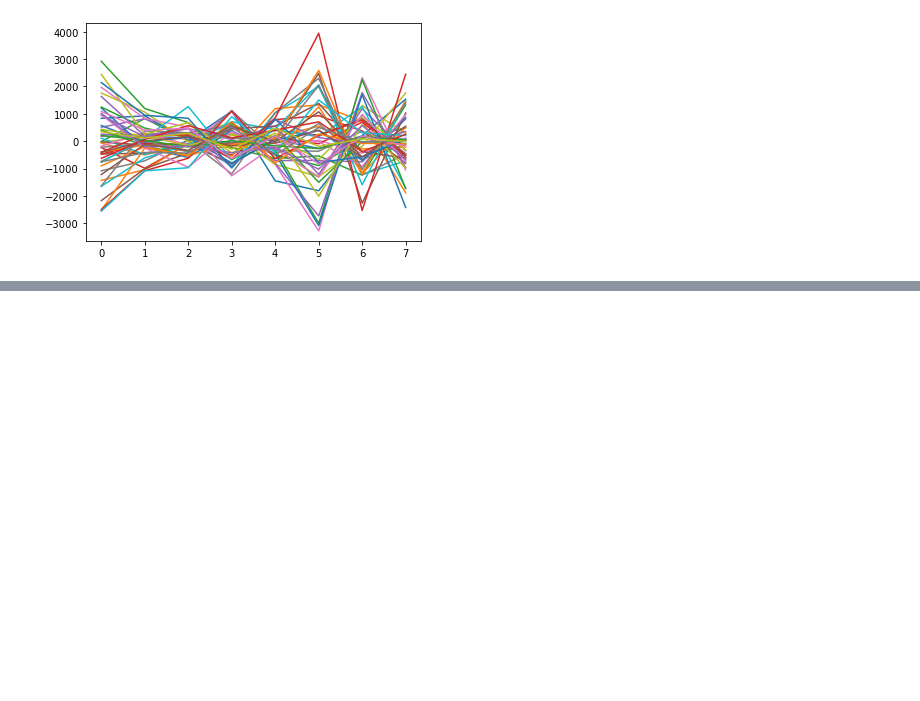
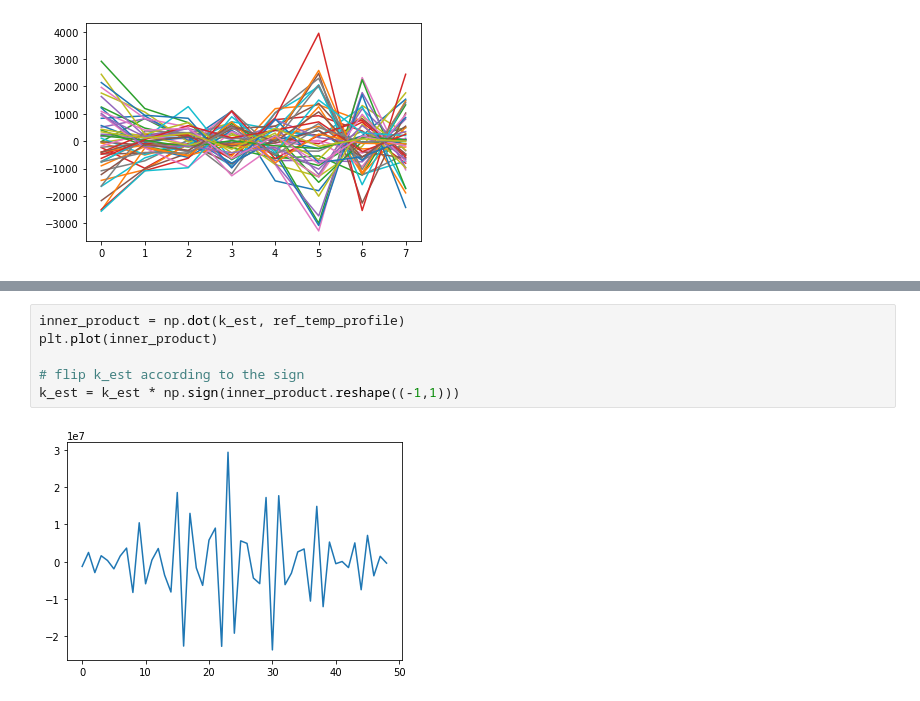
Before and after one commit to ys7yoo/retina_info, a Jupyter notebook: run_glm.ipynb, the cells around one changed output, grey strips where cells are left out. Cells and saved outputs as stored; diff of their text form; blank space fills up the shorter version.

```diff
--- a/run_glm.ipynb
+++ b/run_glm.ipynb
@@ -395,0 +422,8 @@ plt.plot(k_est.T)
+# %%
+inner_product = np.dot(k_est, ref_temp_profile)
+plt.plot(inner_product)
+
+# flip k_est according to the sign
+k_est = k_est * np.sign(inner_product.reshape((-1,1)))
+# %% [output]
+[figure, added]
```
Also changed, not shown: parts of 8 cells of this notebook.
